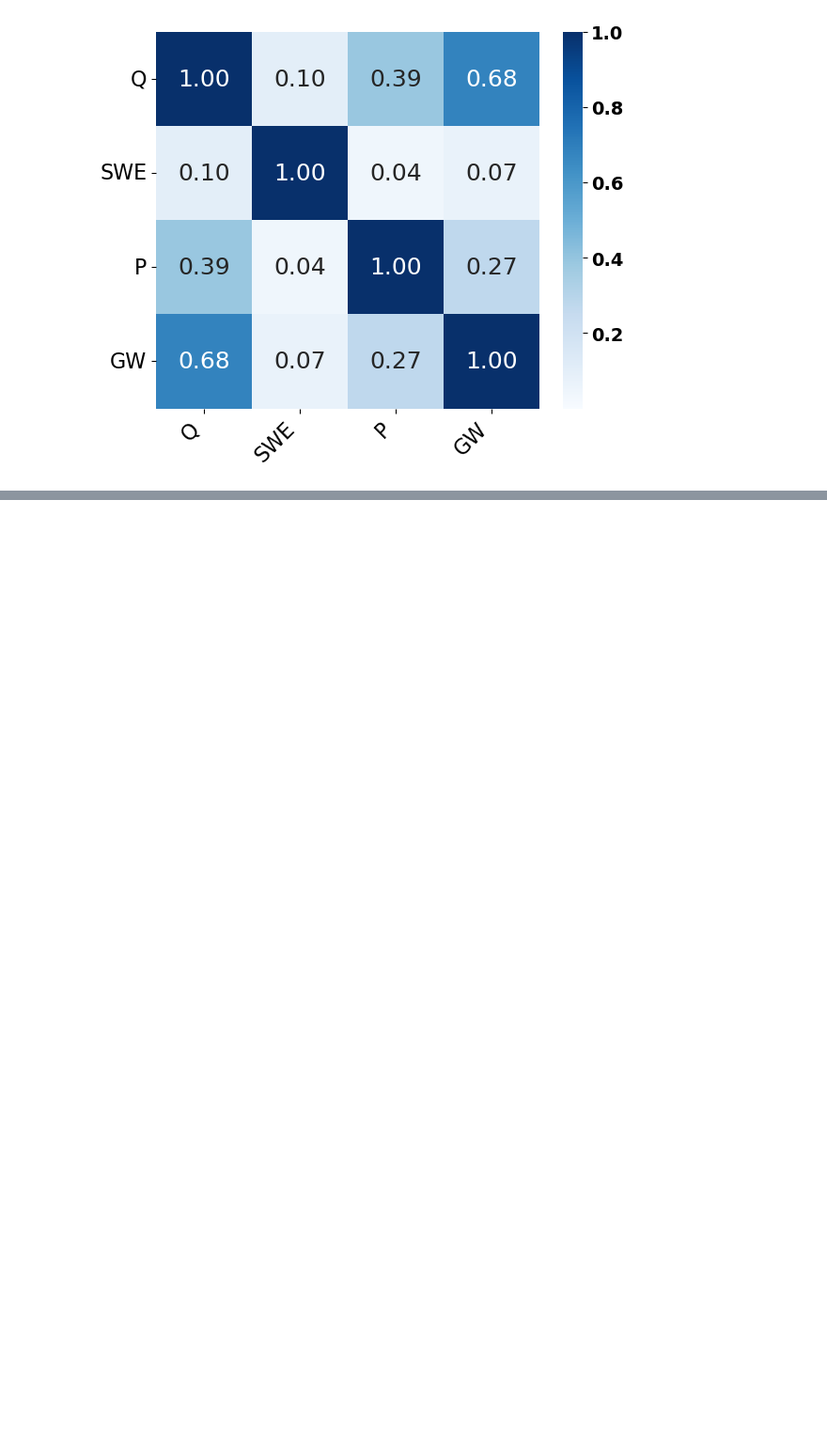
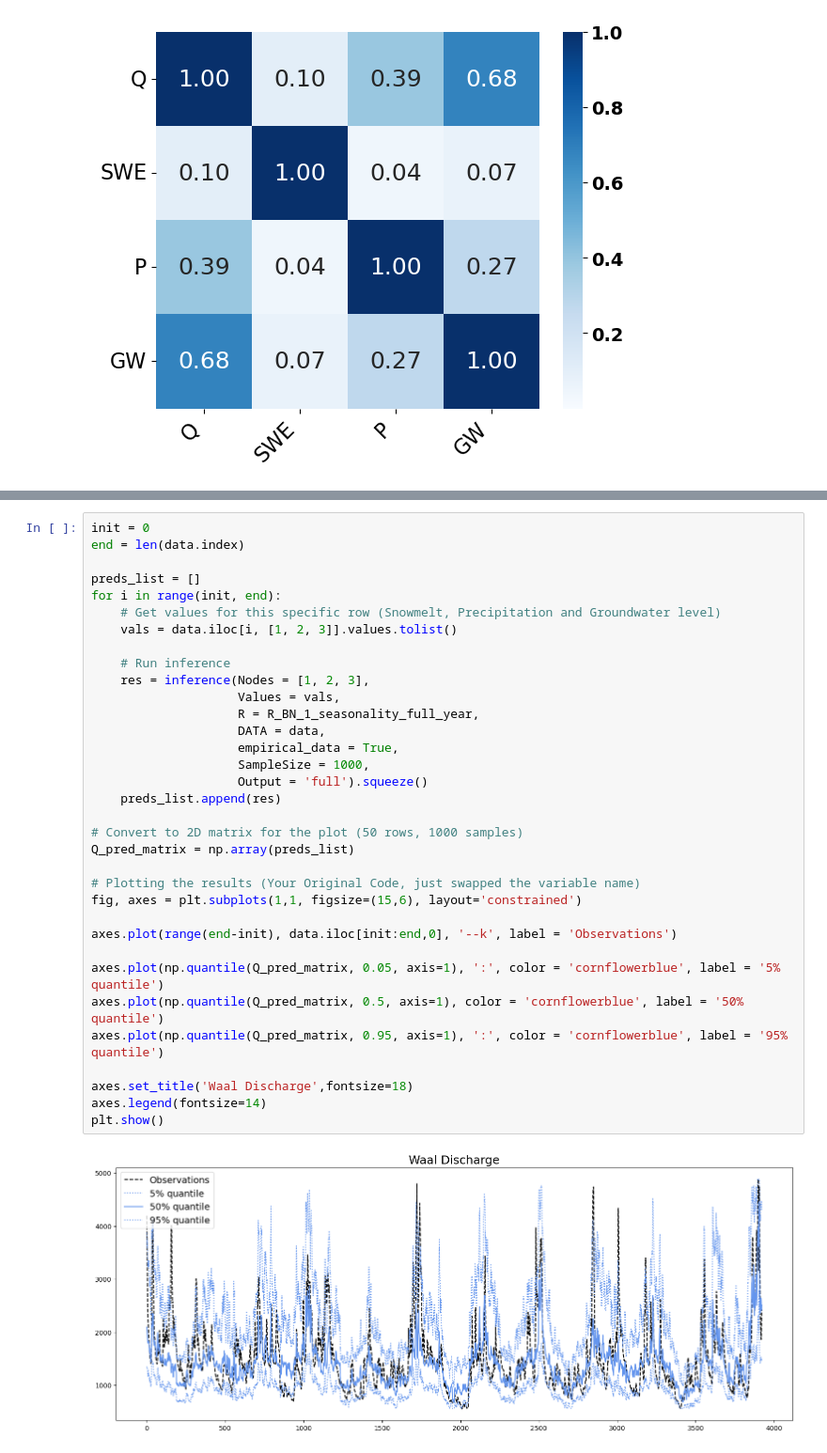
Before and after one commit to Loe-SS/MORE, a Jupyter notebook: NPBN_Analysis.ipynb, the cells around one changed output, grey strips where cells are left out. Shown at 94% size. Drawn from its saved outputs; the diff is of its cells as text; blank space fills up the shorter version.

```diff
--- a/NPBN_Analysis.ipynb
+++ b/NPBN_Analysis.ipynb
@@ -947,0 +1016,36 @@ plt.show()
+# %%
+init = 0
+end = len(data.index)
+
+preds_list = []
+for i in range(init, end):
+    # Get values for this specific row (Snowmelt, Precipitation and Groundwater level)
+    vals = data.iloc[i, [1, 2, 3]].values.tolist()
+
+    # Run inference
+    res = inference(Nodes = [1, 2, 3],
+                    Values = vals,
+                    R = R_BN_1_seasonality_full_year,
+                    DATA = data,
+                    empirical_data = True,
+                    SampleSize = 1000,
+                    Output = 'full').squeeze()
+    preds_list.append(res)
+
+# Convert to 2D matrix for the plot (50 rows, 1000 samples)
+Q_pred_matrix = np.array(preds_list)
+
+# Plotting the results (Your Original Code, just swapped the variable name)
+fig, axes = plt.subplots(1,1, figsize=(15,6), layout='constrained')
+
+axes.plot(range(end-init), data.iloc[init:end,0], '--k', label = 'Observations')
+
+axes.plot(np.quantile(Q_pred_matrix, 0.05, axis=1), ':', color = 'cornflowerblue', label = '5% quantile')
+axes.plot(np.quantile(Q_pred_matrix, 0.5, axis=1), color = 'cornflowerblue', label = '50% quantile')
+axes.plot(np.quantile(Q_pred_matrix, 0.95, axis=1), ':', color = 'cornflowerblue', label = '95% quantile')
+
+axes.set_title('Waal Discharge',fontsize=18)
+axes.legend(fontsize=14)
+plt.show()
+# %% [output]
+[figure, added]
```
Also changed, not shown: parts of 14 cells of this notebook, 3 other files.
